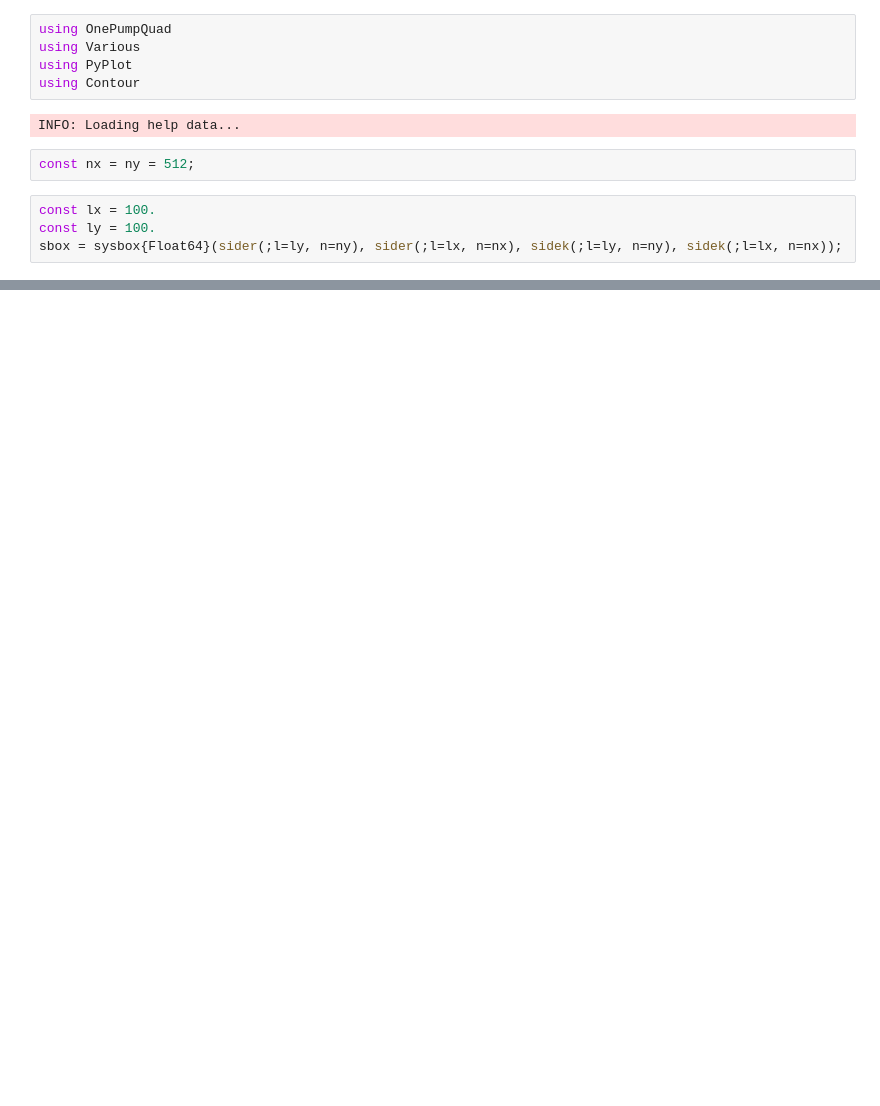
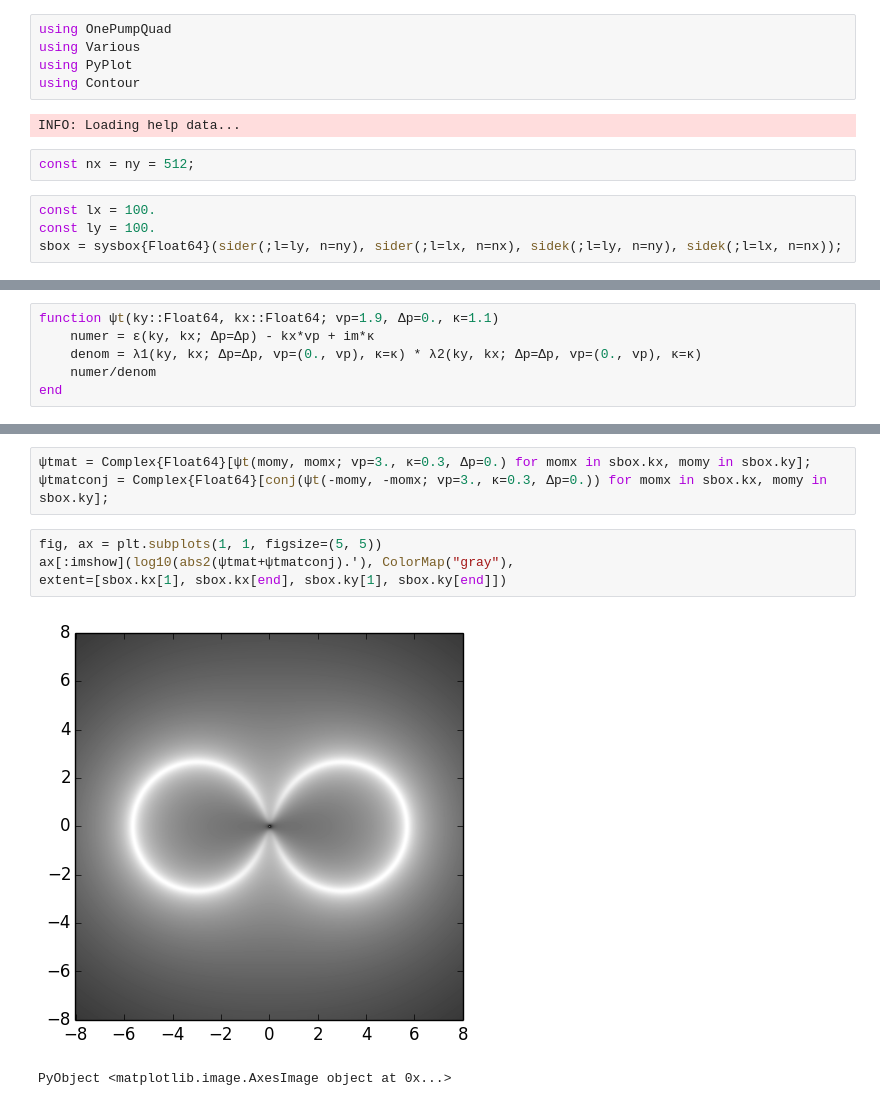
Before and after one commit to berceanu/notebooks, a Jupyter notebook: julia/1pump-quad.ipynb, the cells around one changed output, grey strips where cells are left out. Saved outputs shown, nothing was run; the diff lists cells and outputs as text; blank space fills up the shorter version.

Commit message:
added analytical calculation for the response function of 1 pump

```diff
--- a/julia/1pump-quad.ipynb
+++ b/julia/1pump-quad.ipynb
@@ -13,0 +16,6 @@ sbox = sysbox{Float64}(sider(;l=ly, n=ny), sider(;l=lx, n=nx), sidek(;l=ly, n=ny
+# %%
+function ψt(ky::Float64, kx::Float64; vp=1.9, Δp=0., κ=1.1)
+    numer = ε(ky, kx; Δp=Δp) - kx*vp + im*κ
+    denom = λ1(ky, kx; Δp=Δp, vp=(0., vp), κ=κ) * λ2(ky, kx; Δp=Δp, vp=(0., vp), κ=κ)
+    numer/denom
+end
@@ -19,0 +73,10 @@ scatter (generic function with 1 method)
+# %%
+ψtmat = Complex{Float64}[ψt(momy, momx; vp=3., κ=0.3, Δp=0.) for momx in sbox.kx, momy in sbox.ky];
+ψtmatconj = Complex{Float64}[conj(ψt(-momy, -momx; vp=3., κ=0.3, Δp=0.)) for momx in sbox.kx, momy in sbox.ky];
+# %%
+fig, ax = plt.subplots(1, 1, figsize=(5, 5))
+ax[:imshow](log10(abs2(ψtmat+ψtmatconj).'), ColorMap("gray"),
+extent=[sbox.kx[1], sbox.kx[end], sbox.ky[1], sbox.ky[end]])
+# %% [output]
+[figure, added]
+PyObject <matplotlib.image.AxesImage object at 0x...>
```
Also changed, not shown: parts of 24 cells of this notebook, 1 other file.
